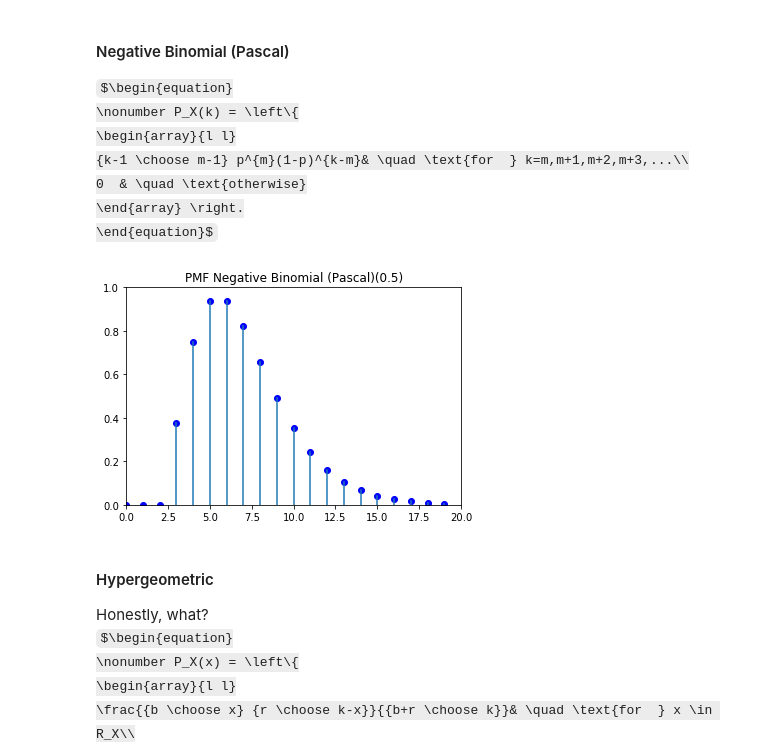
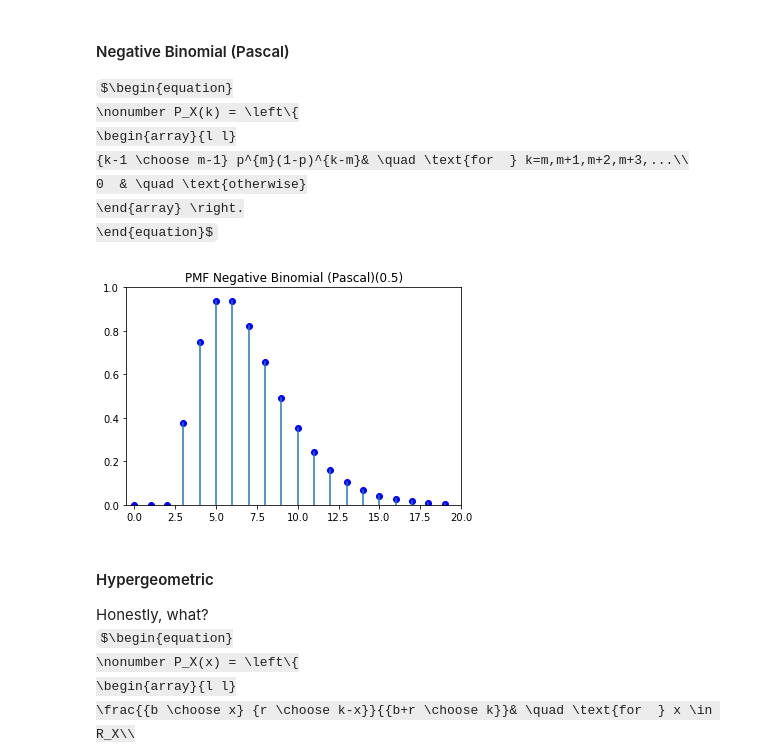
Before and after one commit to Casper-Smet/simulation-modelling, a Jupyter notebook: Notes/Discrete Random Variables.ipynb, the cells around one changed output. Saved outputs shown, nothing was run; the diff lists cells and outputs as text; code cells hidden in the pictures; some formulas as TeX source.

```diff
--- a/Notes/Discrete Random Variables.ipynb
+++ b/Notes/Discrete Random Variables.ipynb
@@ -97,7 +97,7 @@ def plot_distribution(chances, p, name=""):
         ylim = 1
 
     axs.set_ylim((0, ylim))
-    axs.set_xlim((0, len(chances)))
+    axs.set_xlim((-0.5, len(chances)))
     for k, PXk in chances:
         axs.axvline(x=k, ymax=PXk/ylim)
         axs.scatter(k, PXk, color="blue")
@@ -178,17 +194,20 @@ $\begin{equation}
               \end{array} \right.
             \end{equation}$
 # %%
-def pascal(p=0.5, m=3, length=20):
+def pascal(p=0.5, m=3, length=20, returns=False, plots=True):
     chances = [(x, 0) for x in range(m)]
     for k in range(m, length):
         k_factorial = factorial(k)
         chances.append((k, binomial_coef(k-1, m-1, n_fac=k_factorial) * p**m * (1-p)**(k-m)))
-    plot_distribution(chances, p, name="Negative Binomial (Pascal)")
-    return chances
 
-_ = pascal()
+    if plots:
+        plot_distribution(chances, p, name="Negative Binomial (Pascal)")
+    if returns:
+        return chances
+
+pascal()
 # %% [output]
-[figure, old version]
+[figure, new version]
 # %% [markdown]
 #### Hypergeometric
 Honestly, what?
```
Also changed, not shown: parts of 14 cells of this notebook.
